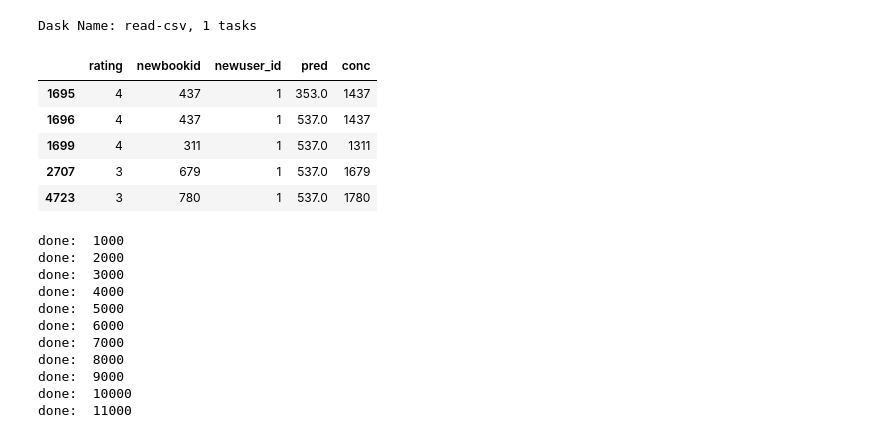
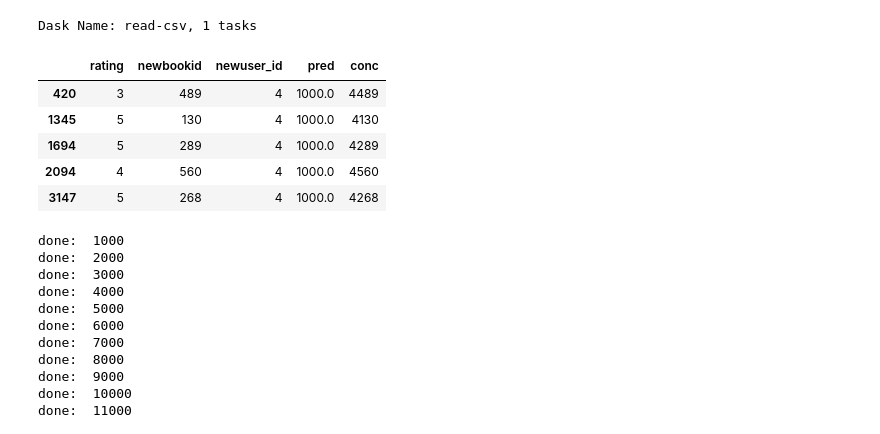
Before and after one commit to Padmapriya-09/Book_Recommender, a Jupyter notebook: models/item affinity/TF-iDF.ipynb, the cells around one changed output. Cells and saved outputs as stored; diff of their text form; code cells hidden in the pictures.

```diff
--- a/models/item affinity/TF-iDF.ipynb
+++ b/models/item affinity/TF-iDF.ipynb
@@ -429,12 +441,13 @@ Dask Name: read-csv, 1 tasks
 # %%
 finalrank = test.merge(final,on = ['newbookid', 'newuser_id'])
 #finalrank = finalrank.sort_values(by=['newuser_id', 'pred'], ascending=False)
-finalrank = finalrank.map_partitions(lambda x: x.sort_values(by=['newuser_id', 'pred']))
+#finalrank = finalrank.map_partitions(lambda x: x.sort_values(by=['newuser_id', 'pred']))
+finalrank = finalrank.nlargest(columns= ['newuser_id','pred'])
 finalrank.head(5)
 # %% [output]
 |  | rating | newbookid | newuser_id | pred | conc |
-| 1695 | 4 | 437 | 1 | 353.0 | 1437 |
-| 1696 | 4 | 437 | 1 | 537.0 | 1437 |
-| 1699 | 4 | 311 | 1 | 537.0 | 1311 |
-| 2707 | 3 | 679 | 1 | 537.0 | 1679 |
-| 4723 | 3 | 780 | 1 | 537.0 | 1780 |
+| 420 | 3 | 489 | 4 | 1000.0 | 4489 |
+| 1345 | 5 | 130 | 4 | 1000.0 | 4130 |
+| 1694 | 5 | 289 | 4 | 1000.0 | 4289 |
+| 2094 | 4 | 560 | 4 | 1000.0 | 4560 |
+| 3147 | 5 | 268 | 4 | 1000.0 | 4268 |
```
Also changed, not shown: parts of 14 cells of this notebook.
